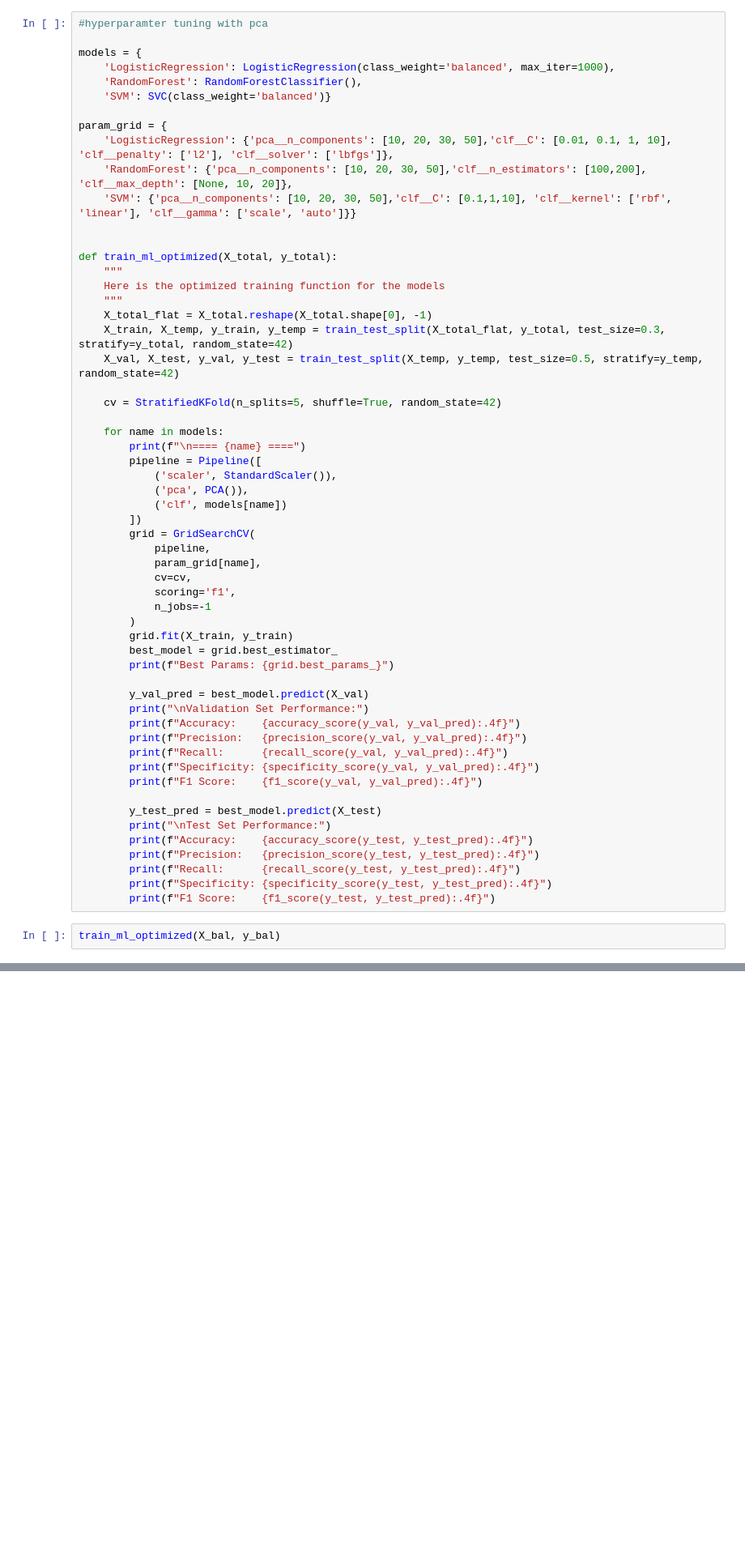
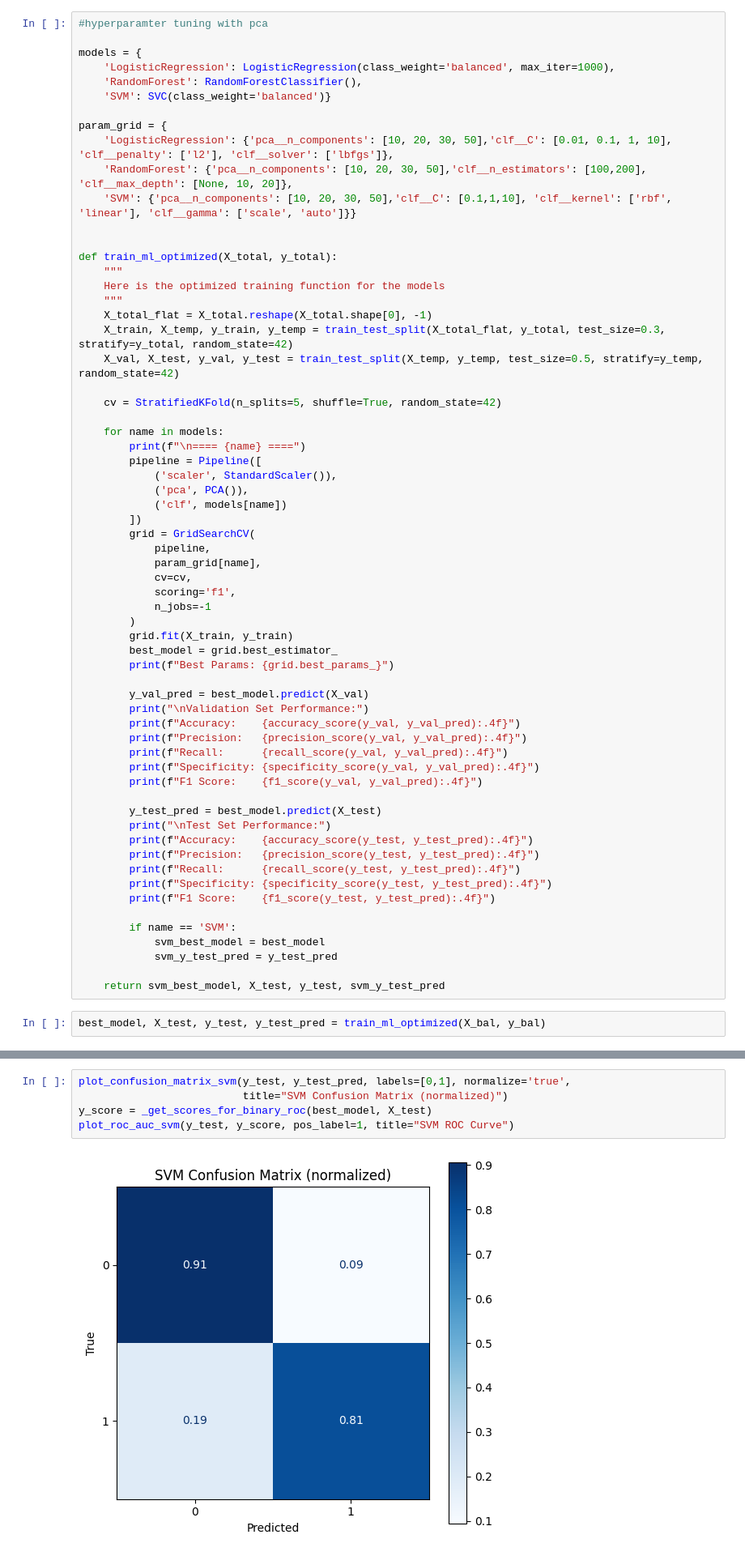
Before and after one commit to Folasewa/Seizure_Onset_Prediction, a Jupyter notebook: seizure_onset_prediction.ipynb, the cells around one changed output, grey strips where cells are left out. Shown at 81% size. Cells and saved outputs as stored; diff of their text form; blank space fills up the shorter version.

Commit message:
Visualization

```diff
--- a/seizure_onset_prediction.ipynb
+++ b/seizure_onset_prediction.ipynb
@@ -614,7 +610,13 @@ def train_ml_optimized(X_total, y_total):
         print(f"Recall:      {recall_score(y_test, y_test_pred):.4f}")
         print(f"Specificity: {specificity_score(y_test, y_test_pred):.4f}")
         print(f"F1 Score:    {f1_score(y_test, y_test_pred):.4f}")
+
+        if name == 'SVM':
+            svm_best_model = best_model
+            svm_y_test_pred = y_test_pred
+
+    return svm_best_model, X_test, y_test, svm_y_test_pred
 # %%
-train_ml_optimized(X_bal, y_bal)
+best_model, X_test, y_test, y_test_pred = train_ml_optimized(X_bal, y_bal)
 # %% [output]
 ==== LogisticRegression ====
@@ -639,0 +699,7 @@ Visualizations
+# %%
+plot_confusion_matrix_svm(y_test, y_test_pred, labels=[0,1], normalize='true',
+                          title="SVM Confusion Matrix (normalized)")
+y_score = _get_scores_for_binary_roc(best_model, X_test)
+plot_roc_auc_svm(y_test, y_score, pos_label=1, title="SVM ROC Curve")
+# %% [output]
+[figure, added]
```
Also changed, not shown: parts of 7 cells of this notebook.
